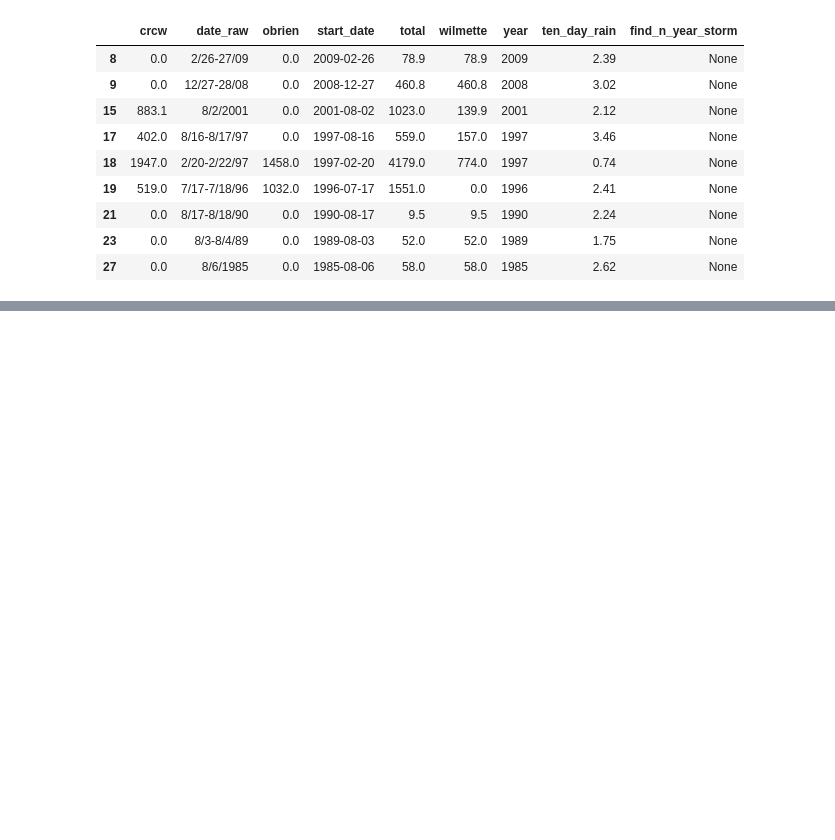
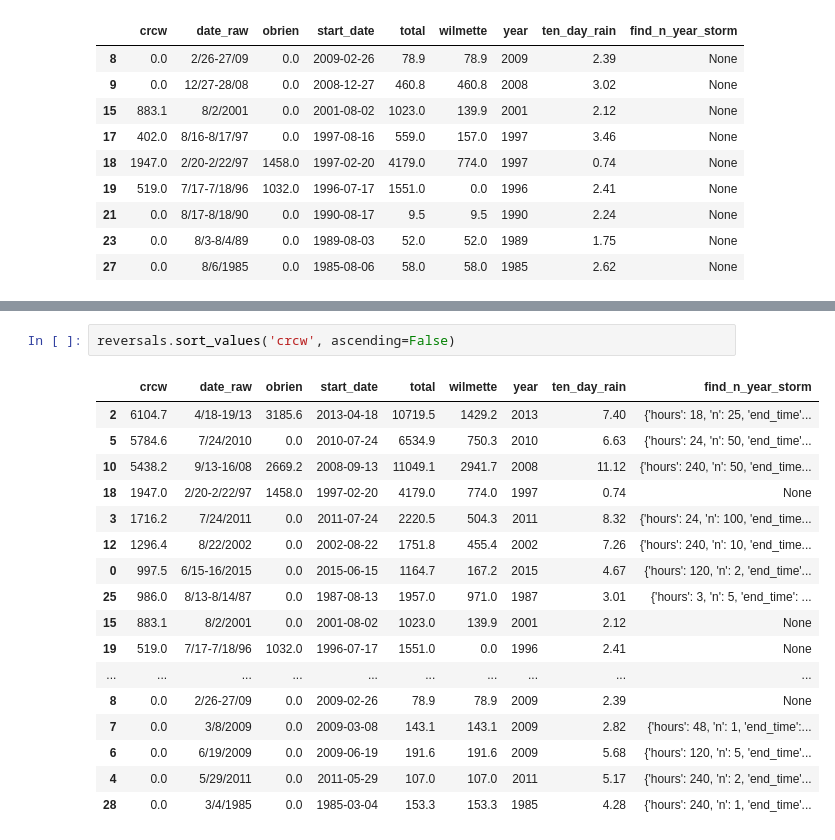
Before and after one commit to NORCatUofC/rain, a Jupyter notebook: sewer-overflows/notebooks/River Reversals vs. Rainfall.ipynb, the cells around one changed output, grey strips where cells are left out. Cells and saved outputs as stored; diff of their text form; blank space fills up the shorter version.

Commit message:
Further analysis of nyear and lake reversals

```diff
--- a/sewer-overflows/notebooks/River Reversals vs. Rainfall.ipynb
+++ b/sewer-overflows/notebooks/River Reversals vs. Rainfall.ipynb
@@ -206,0 +213,20 @@ There are 9 reversals without an n-year event
+# %%
+reversals.sort_values('crcw', ascending=False)
+# %% [output]
+|  | crcw | date_raw | obrien | start_date | total | wilmette | year | ten_day_rain | find_n_year_storm |
+| 2 | 6104.7 | 4/18-19/13 | 3185.6 | 2013-04-18 | 10719.5 | 1429.2 | 2013 | 7.40 | {'hours': 18, 'n': 25, 'end_time'... |
+| 5 | 5784.6 | 7/24/2010 | 0.0 | 2010-07-24 | 6534.9 | 750.3 | 2010 | 6.63 | {'hours': 24, 'n': 50, 'end_time'... |
+| 10 | 5438.2 | 9/13-16/08 | 2669.2 | 2008-09-13 | 11049.1 | 2941.7 | 2008 | 11.12 | {'hours': 240, 'n': 50, 'end_time... |
+| 18 | 1947.0 | 2/20-2/22/97 | 1458.0 | 1997-02-20 | 4179.0 | 774.0 | 1997 | 0.74 | None |
+| 3 | 1716.2 | 7/24/2011 | 0.0 | 2011-07-24 | 2220.5 | 504.3 | 2011 | 8.32 | {'hours': 24, 'n': 100, 'end_time... |
+| 12 | 1296.4 | 8/22/2002 | 0.0 | 2002-08-22 | 1751.8 | 455.4 | 2002 | 7.26 | {'hours': 240, 'n': 10, 'end_time... |
+| 0 | 997.5 | 6/15-16/2015 | 0.0 | 2015-06-15 | 1164.7 | 167.2 | 2015 | 4.67 | {'hours': 120, 'n': 2, 'end_time'... |
+| 25 | 986.0 | 8/13-8/14/87 | 0.0 | 1987-08-13 | 1957.0 | 971.0 | 1987 | 3.01 | {'hours': 3, 'n': 5, 'end_time': ... |
+| 15 | 883.1 | 8/2/2001 | 0.0 | 2001-08-02 | 1023.0 | 139.9 | 2001 | 2.12 | None |
+| 19 | 519.0 | 7/17-7/18/96 | 1032.0 | 1996-07-17 | 1551.0 | 0.0 | 1996 | 2.41 | None |
+| ... | ... | ... | ... | ... | ... | ... | ... | ... | ... |
+| 8 | 0.0 | 2/26-27/09 | 0.0 | 2009-02-26 | 78.9 | 78.9 | 2009 | 2.39 | None |
+| 7 | 0.0 | 3/8/2009 | 0.0 | 2009-03-08 | 143.1 | 143.1 | 2009 | 2.82 | {'hours': 48, 'n': 1, 'end_time':... |
+| 6 | 0.0 | 6/19/2009 | 0.0 | 2009-06-19 | 191.6 | 191.6 | 2009 | 5.68 | {'hours': 120, 'n': 5, 'end_time'... |
+| 4 | 0.0 | 5/29/2011 | 0.0 | 2011-05-29 | 107.0 | 107.0 | 2011 | 5.17 | {'hours': 240, 'n': 2, 'end_time'... |
+| 28 | 0.0 | 3/4/1985 | 0.0 | 1985-03-04 | 153.3 | 153.3 | 1985 | 4.28 | {'hours': 240, 'n': 1, 'end_time'... |
```
Also changed, not shown: parts of 2 cells of this notebook, 1 other file.
